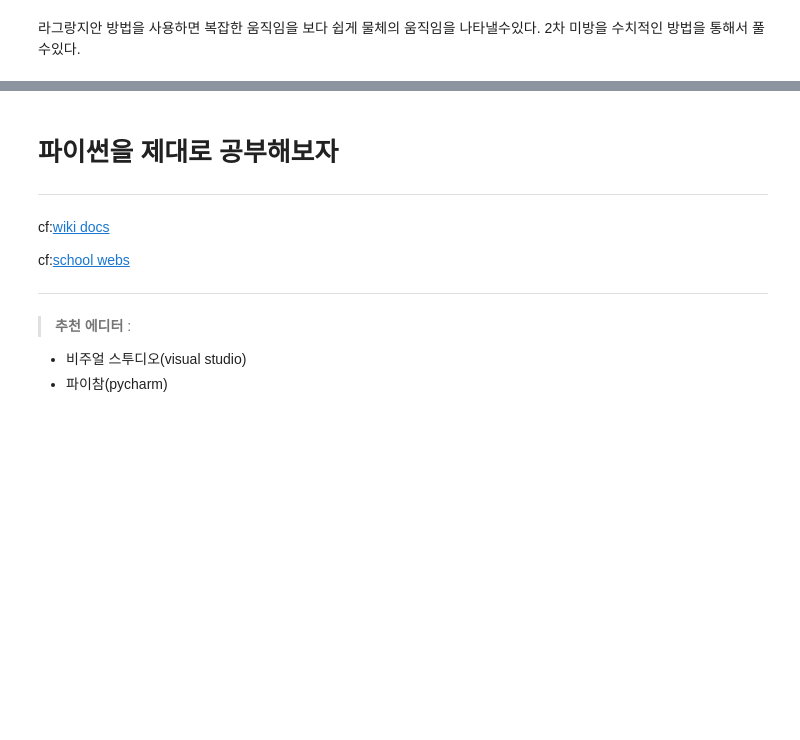
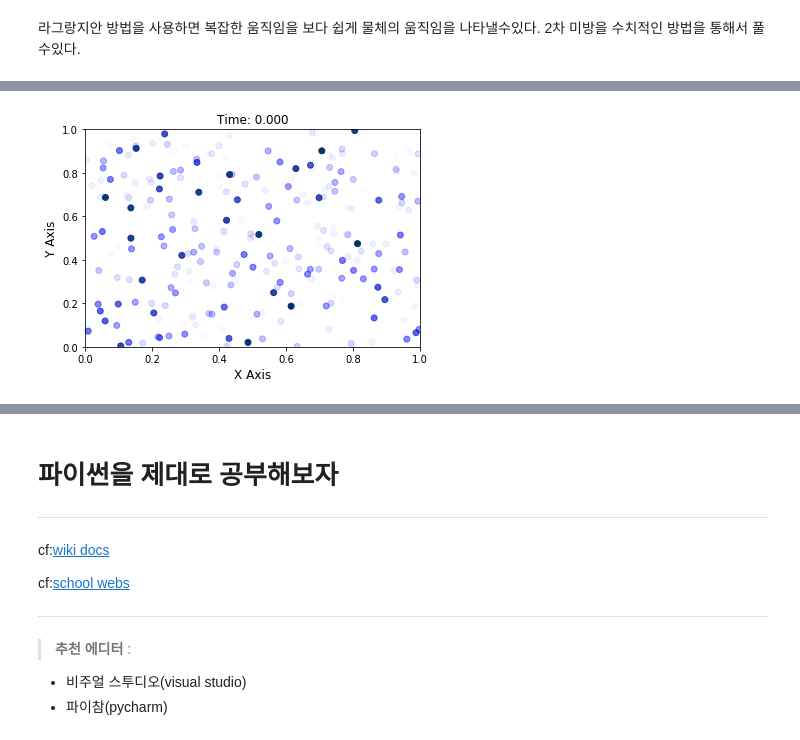
Before and after one commit to Dcal-dev/For-Study, a Jupyter notebook: For_Study_Dynamics.ipynb, the cells around one changed output, grey strips where cells are left out. Cells and saved outputs as stored; diff of their text form; code cells hidden in the pictures; blank space fills up the shorter version.

```diff
--- a/For_Study_Dynamics.ipynb
+++ b/For_Study_Dynamics.ipynb
@@ -795,0 +819,50 @@ HTML(ani.to_html5_video())
+# %%
+###참고한 코드###
+import numpy as np
+import matplotlib.pyplot as plt
+import matplotlib.animation
+from matplotlib.colors import LinearSegmentedColormap
+from IPython import html
+fig, ax = plt.subplots()
+ax.set_xlabel('X Axis', size = 12)
+ax.set_ylabel('Y Axis', size = 12)
+ax.axis([0,1,0,1])
+x_vals = []
+y_vals = []
+intensity = []
+iterations = 100
+
+t_vals = np.linspace(0,1, iterations)
+
+colors = [[0,0,1,0],[0,0,1,0.5],[0,0.2,0.4,1]]
+cmap = LinearSegmentedColormap.from_list("", colors)
+scatter = ax.scatter(x_vals,y_vals, c=[], cmap=cmap, vmin=0,vmax=1)
+
+def get_new_vals():
+    n = np.random.randint(1,5)
+    x = np.random.rand(n)
+    y = np.random.rand(n)
+    return list(x), list(y)
+
+def update(t):
+    global x_vals, y_vals, intensity
+    # Get intermediate points
+    new_xvals, new_yvals = get_new_vals()
+    x_vals.extend(new_xvals)
+    y_vals.extend(new_yvals)
+
+    # Put new values in your plot
+    scatter.set_offsets(np.c_[x_vals,y_vals])
+    # np.c_ : 행렬 붙이가
+
+
+    #calculate new color values
+    intensity = np.concatenate((np.array(intensity)*0.96, np.ones(len(new_xvals))))
+    scatter.set_array(intensity)
+
+    # Set title
+    ax.set_title('Time: %0.3f' %t)
+
+ani = matplotlib.animation.FuncAnimation(fig, update, frames=t_vals,interval=50)
+#HTML(ani.to_html5_video())
+# %% [output]
@@ -795,0 +870 @@ HTML(ani.to_html5_video())
+[figure, added]
```
Also changed, not shown: parts of 5 cells of this notebook.
